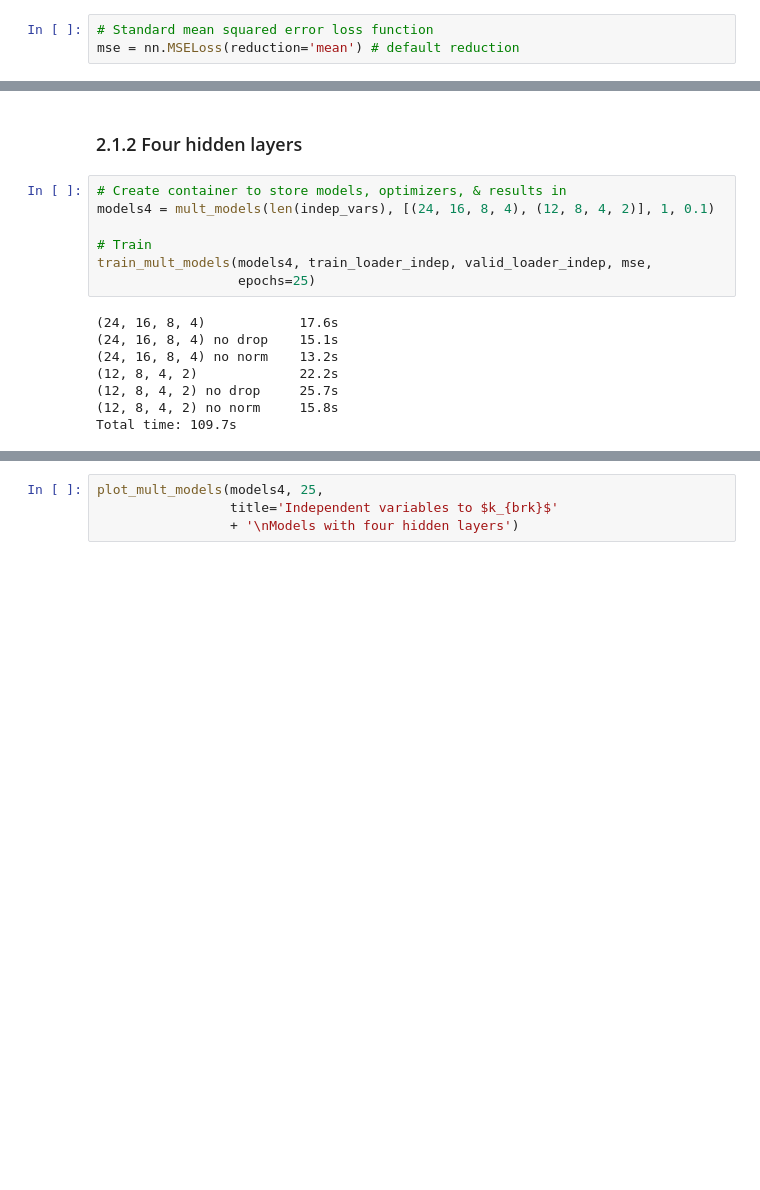
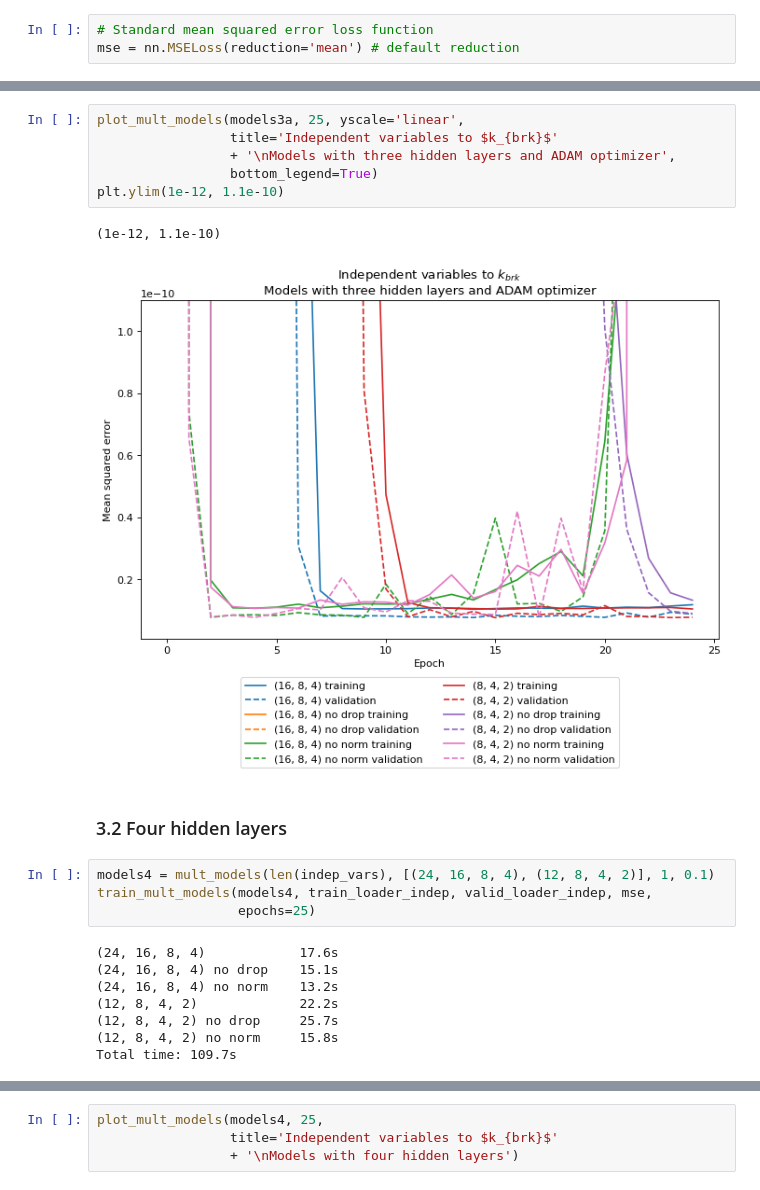
Before and after one commit to vtd9/solar_regression, a Jupyter notebook: hw2.ipynb, the cells around one changed output, grey strips where cells are left out. Saved outputs shown, nothing was run; the diff lists cells and outputs as text; blank space fills up the shorter version.

```diff
--- a/hw2.ipynb
+++ b/hw2.ipynb
@@ -415,10 +456,16 @@ plt.ylim(9e-12, 1.2e-11)
+# %%
+plot_mult_models(models3a, 25, yscale='linear',
+                 title='Independent variables to $k_{brk}$'
+                 + '\nModels with three hidden layers and ADAM optimizer',
+                 bottom_legend=True)
+plt.ylim(1e-12, 1.1e-10)
+# %% [output]
+(1e-12, 1.1e-10)
+[figure, added]
 # %% [markdown]
-### 2.1.2 Four hidden layers
+### 3.2 Four hidden layers
 # %%
-# Create container to store models, optimizers, & results in
 models4 = mult_models(len(indep_vars), [(24, 16, 8, 4), (12, 8, 4, 2)], 1, 0.1)
-
-# Train
 train_mult_models(models4, train_loader_indep, valid_loader_indep, mse,
                   epochs=25)
 # %% [output]
```
Also changed, not shown: parts of 36 cells of this notebook.
